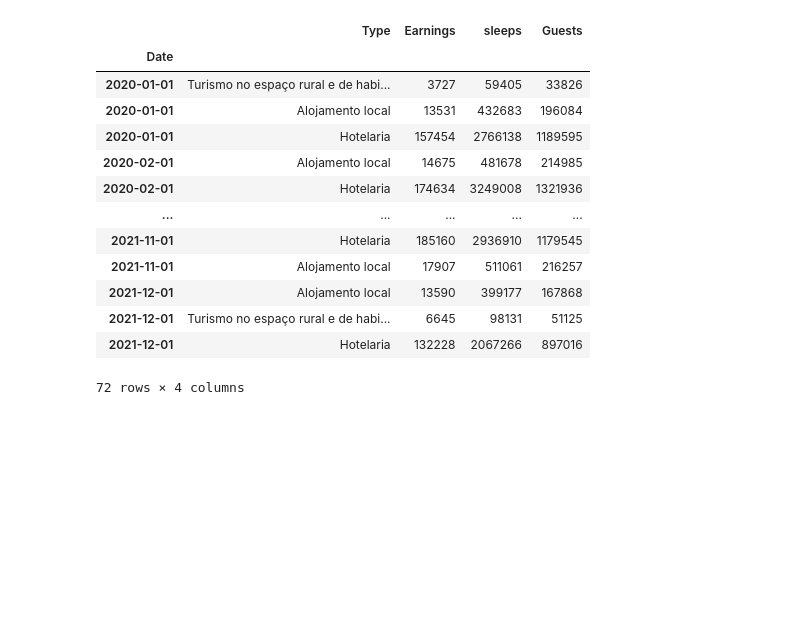
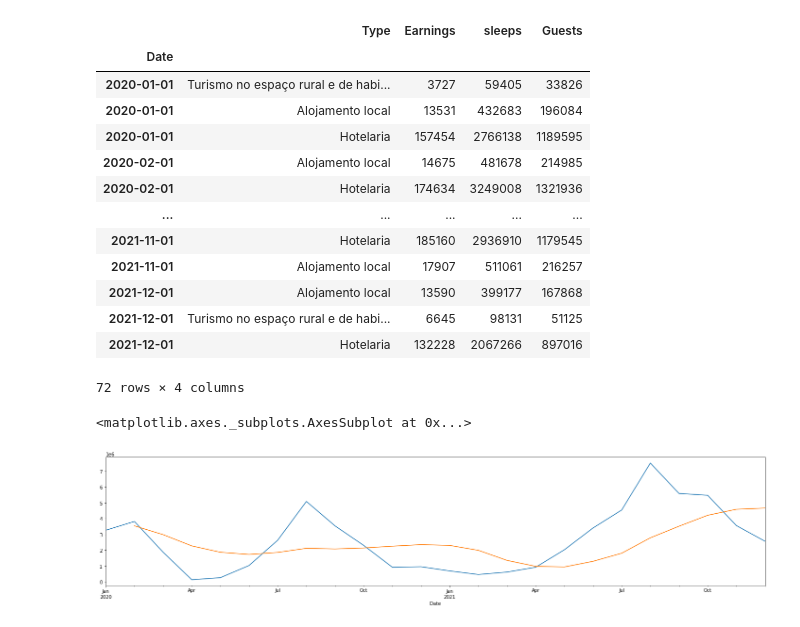
Before and after one commit to LuisaPolicarpo/Project5, a Jupyter notebook: Time_series_s_e_g.ipynb, the cells around one changed output. Cells and saved outputs as stored; diff of their text form; code cells hidden in the pictures; blank space fills up the shorter version.

```diff
--- a/Time_series_s_e_g.ipynb
+++ b/Time_series_s_e_g.ipynb
@@ -849,3 +849,9 @@ df_final2_2020
 72 rows × 4 columns
 # %%
 df_final2020 = df_final2_2020.groupby(['Date']).agg({'Earnings':'sum', 'sleeps':'sum', 'Guests':'sum'})
+# %%
+df_final2020 ['sleeps'].plot(figsize = (25,5))
+df_final2020 ['sleeps'].rolling(7, min_periods = 2).mean().plot(figsize = (25,5))
+# %% [output]
+<matplotlib.axes._subplots.AxesSubplot at 0x...>
+[figure, added]
```
Also changed, not shown: parts of 7 cells of this notebook.
